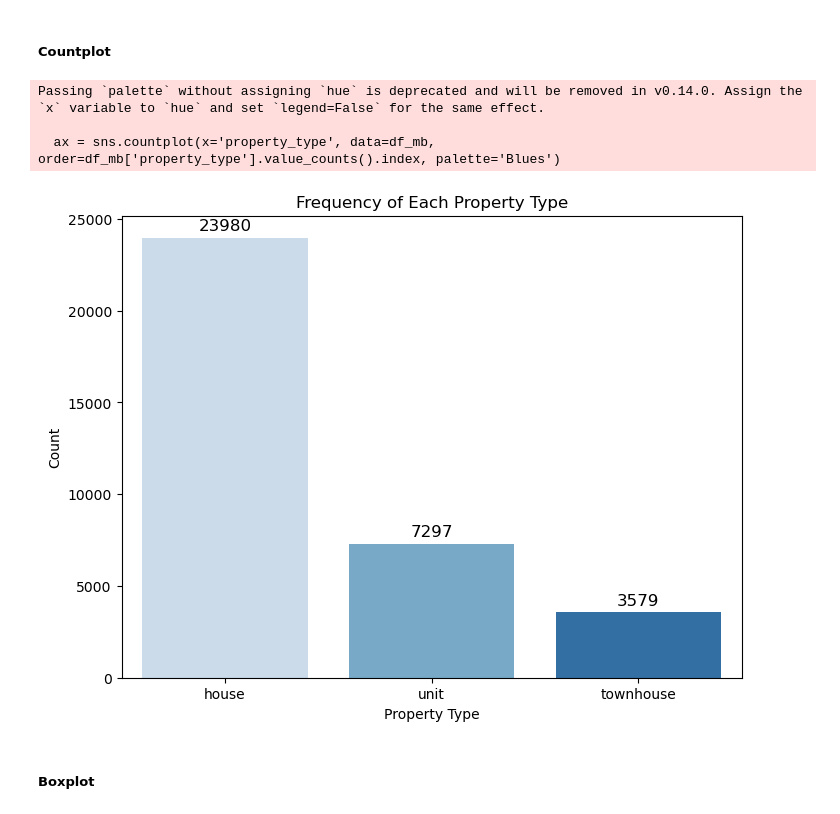
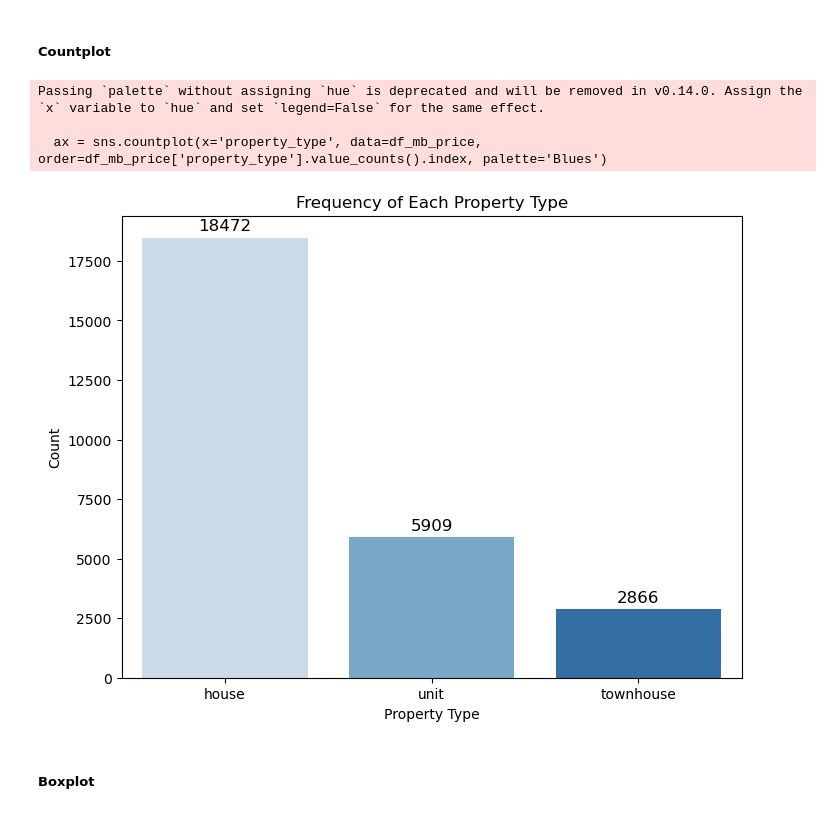
Before and after one commit to adrianbenitezrueda/melbourne-housing-market-2016-2018, a Jupyter notebook: main.ipynb, the cells around one changed output. Cells and saved outputs as stored; diff of their text form; code cells hidden in the pictures.

```diff
--- a/main.ipynb
+++ b/main.ipynb
@@ -312,35 +322,35 @@ plt.show()
 # %%
 import seaborn as sns
 import matplotlib.pyplot as plt
 
 # Define the dictionary to map abbreviations to full names
 property_names = {"h": "house", "u": "unit", "t": "townhouse"}
 
 # Create the countplot using the original abbreviations
 plt.figure(figsize=(8, 6))
-ax = sns.countplot(x='property_type', data=df_mb, order=df_mb['property_type'].value_counts().index, palette='Blues')
+ax = sns.countplot(x='property_type', data=df_mb_price, order=df_mb_price['property_type'].value_counts().index, palette='Blues')
 
 # Change the x-axis labels to the full names from the dictionary
 ax.set_xticklabels([property_names.get(label.get_text()) for label in ax.get_xticklabels()])
 
 # Add the count on top of each bar
 for p in ax.patches:
     ax.annotate(f'{int(p.get_height())}', (p.get_x() + p.get_width() / 2., p.get_height()),
                 ha='center', va='baseline', fontsize=12, color='black', xytext=(0, 5),
                 textcoords='offset points')
 
 # Add title and labels
 plt.title('Frequency of Each Property Type')
 plt.xlabel('Property Type')
 plt.ylabel('Count')
 
 # Show the plot
 plt.show()
 # %% [output]
 Passing `palette` without assigning `hue` is deprecated and will be removed in v0.14.0. Assign the `x` variable to `hue` and set `legend=False` for the same effect.
 
-  ax = sns.countplot(x='property_type', data=df_mb, order=df_mb['property_type'].value_counts().index, palette='Blues')
+  ax = sns.countplot(x='property_type', data=df_mb_price, order=df_mb_price['property_type'].value_counts().index, palette='Blues')
-[figure, old version]
+[figure, new version]
 # %% [markdown]
 ##### Boxplot
 # %%
```
Also changed, not shown: parts of 19 cells of this notebook.
